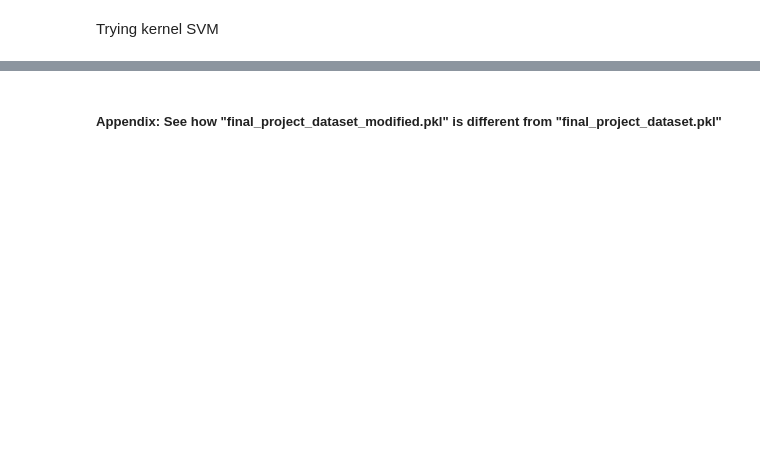
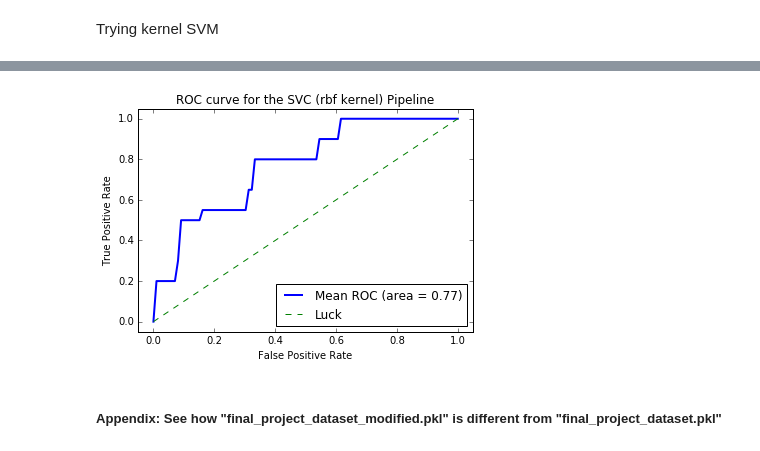
Before and after one commit to ihkihk/datan, a Jupyter notebook: p5_enron/p5_enron.ipynb, the cells around one changed output, grey strips where cells are left out. Cells and saved outputs as stored; diff of their text form; code cells hidden in the pictures; blank space fills up the shorter version.

```diff
--- a/p5_enron/p5_enron.ipynb
+++ b/p5_enron/p5_enron.ipynb
@@ -396,0 +606,25 @@ y[y==0].size / float(y.size)
+# %%
+n_jobs = -1 # Set to -1 to use all CPU
+scoring = 'recall' # Better adapted to unbalanced feature classes
+
+warnings.filterwarnings('ignore')
+clf = Pipeline([#('poly', PolynomialFeatures(include_bias=False, interaction_only=True)),
+                ('kbest', SelectKBest()),
+                ('scaler', StandardScaler()),
+                ('pca', PCA()),
+                ('svc', SVC(kernel='rbf', random_state=123, class_weight='balanced', probability=True))])
+
+poly_degree = [1,2]
+n_components = [2, 3, 4]
+Cs = [0.01, 0.1, 1, 10] # np.logspace(-5,2,6)
+gamma = ['auto'] #['auto', 0.001, 0.1]
+k = [6,8,10,12,14,16]
+
+cv = StratifiedShuffleSplit(y, n_iter=20, random_state=42)
+grid_search = GridSearchCV(clf, dict(#poly__degree=poly_degree,
+                                     pca__n_components=n_components,
+                                     kbest__k=k,
+                                     svc__gamma=gamma,
+                                     svc__C=Cs), cv=cv, error_score=0,
+                           scoring=scoring, n_jobs=n_jobs)
+%timeit -r1 grid_search.fit(X_imputed, y)
@@ -397,3 +679,7 @@ y[y==0].size / float(y.size)
+# %%
+plot_roc_curve(grid_search.best_estimator_, "SVC (rbf kernel) Pipeline", "svc_roc.eps")
+# %% [output]
+[figure, added]
 # %% [markdown]
 ##### Appendix: See how "final_project_dataset_modified.pkl" is different from "final_project_dataset.pkl"
 # %%
```
Also changed, not shown: parts of 55 cells of this notebook, 5 other files.
